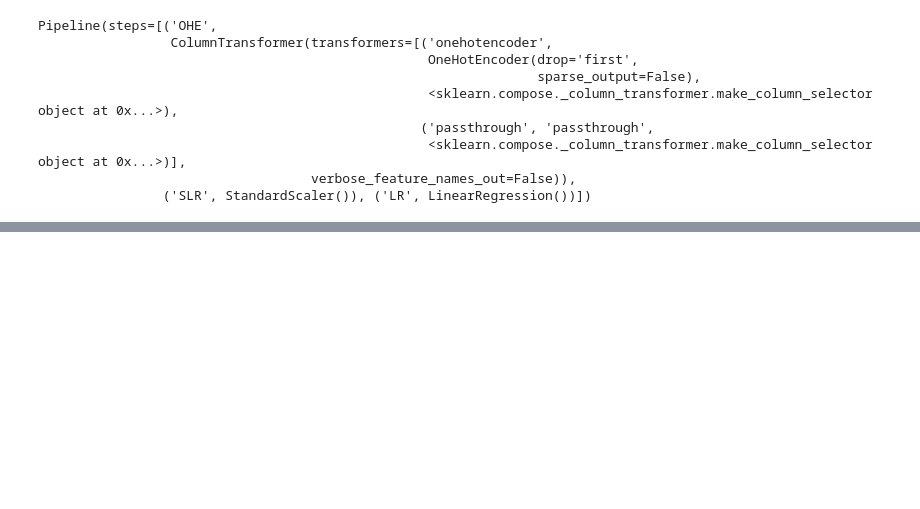
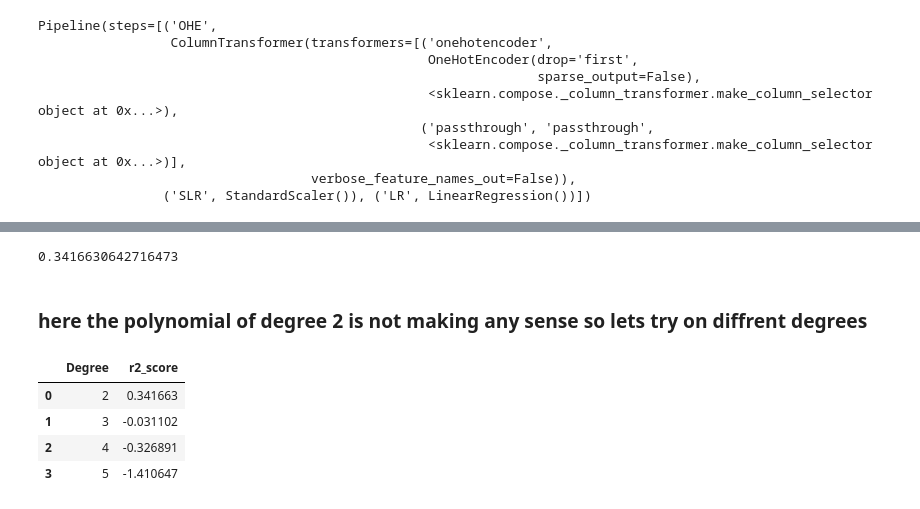
Before and after one commit to SaiHarshith02/DataAnalytics, a Jupyter notebook: PracticalML/SL/LR.ipynb, the cells around one changed output, grey strips where cells are left out. Saved outputs shown, nothing was run; the diff lists cells and outputs as text; code cells hidden in the pictures; blank space fills up the shorter version.

```diff
--- a/PracticalML/SL/LR.ipynb
+++ b/PracticalML/SL/LR.ipynb
@@ -118,7 +92,7 @@ ohe=OneHotEncoder(sparse_output=False,drop='first').set_output(transform='pandas
 scaler=StandardScaler()
 model=LinearRegression()
 ct=make_column_transformer(
-    (ohe,make_column_selector(dtype_exclude='object')),
+    (ohe,make_column_selector(dtype_include='object')),
     ('passthrough',make_column_selector(dtype_include='number')),
     verbose_feature_names_out=False
 ).set_output(transform='pandas')
@@ -145,0 +136,23 @@ sklearn.__version__
+# %%
+y_pred=pipe.predict(X_test)
+r2_score(y_test,y_pred)
+# %% [output]
+0.3416630642716473
+# %% [markdown]
+### here the polynomial of degree 2 is not making any sense so lets try on diffrent degrees
+# %%
+scores=[]
+for i in range(2,6):
+    poly=PolynomialFeatures(degree=i,include_bias=False)
+    pipe=Pipeline([('OHE',ct),('POLY',poly),('SLR',scaler),('LR',model)])
+    pipe.fit(X_train,y_train)
+    y_pred=pipe.predict(X_test)
+    scores.append([i,r2_score(y_test,y_pred)])
+poly_scores=pd.DataFrame(scores,columns=['Degree','r2_score'])
+poly_scores.sort_values(by='r2_score',ascending=False)
+# %% [output]
+|  | Degree | r2_score |
+| 0 | 2 | 0.341663 |
+| 1 | 3 | -0.031102 |
+| 2 | 4 | -0.326891 |
+| 3 | 5 | -1.410647 |
```
Also changed, not shown: parts of 9 cells of this notebook, 1 other file.
